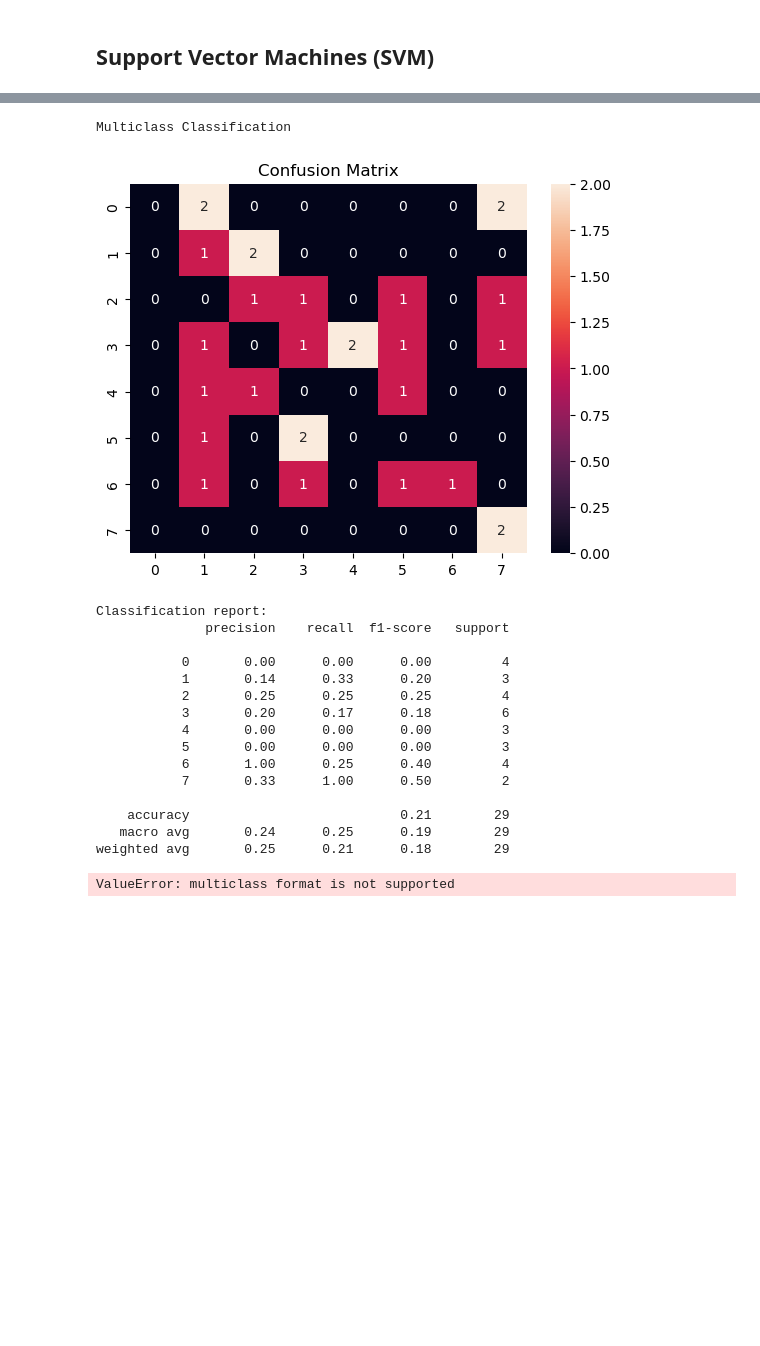
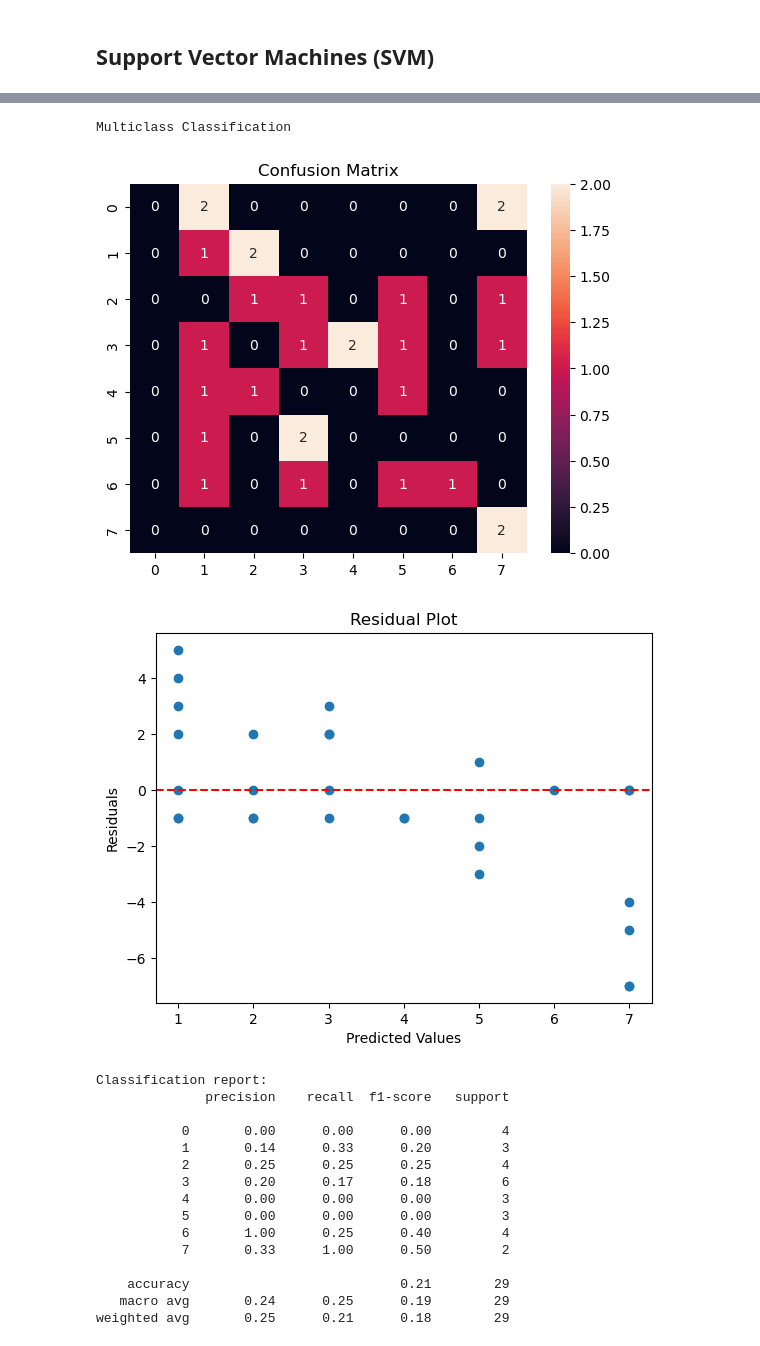
Before and after one commit to Fera13/ML-Project-Obesity-Classifier, a Jupyter notebook: ML_Project.ipynb, the cells around one changed output, grey strips where cells are left out. Cells and saved outputs as stored; diff of their text form; code cells hidden in the pictures; blank space fills up the shorter version.

```diff
--- a/ML_Project.ipynb
+++ b/ML_Project.ipynb
@@ -412,15 +426,18 @@ ValueError: multiclass format is not supported
 # %%
 from sklearn.linear_model import LogisticRegression
 model = LogisticRegression(max_iter=1000)  # You can choose different models like RandomForest, SVM, etc.
 model.fit(X_train, y_train)
 
 print('Multiclass Classification')
 print_confusion_matrix(model)
 print_classification_report(model)
-print_roc_curve(model)
+
+# MULTICLASS NOT SUPPORTED
+# print_roc_curve(model)
 # %% [output]
 Multiclass Classification
 [figure]
+[figure, added]
 Classification report:
               precision    recall  f1-score   support
 
@@ -436,4 +453,3 @@ Classification report:
     accuracy                           0.21        29
    macro avg       0.24      0.25      0.19        29
 weighted avg       0.25      0.21      0.18        29
-ValueError: multiclass format is not supported
```
Also changed, not shown: parts of 3 cells of this notebook, 1 other file.
